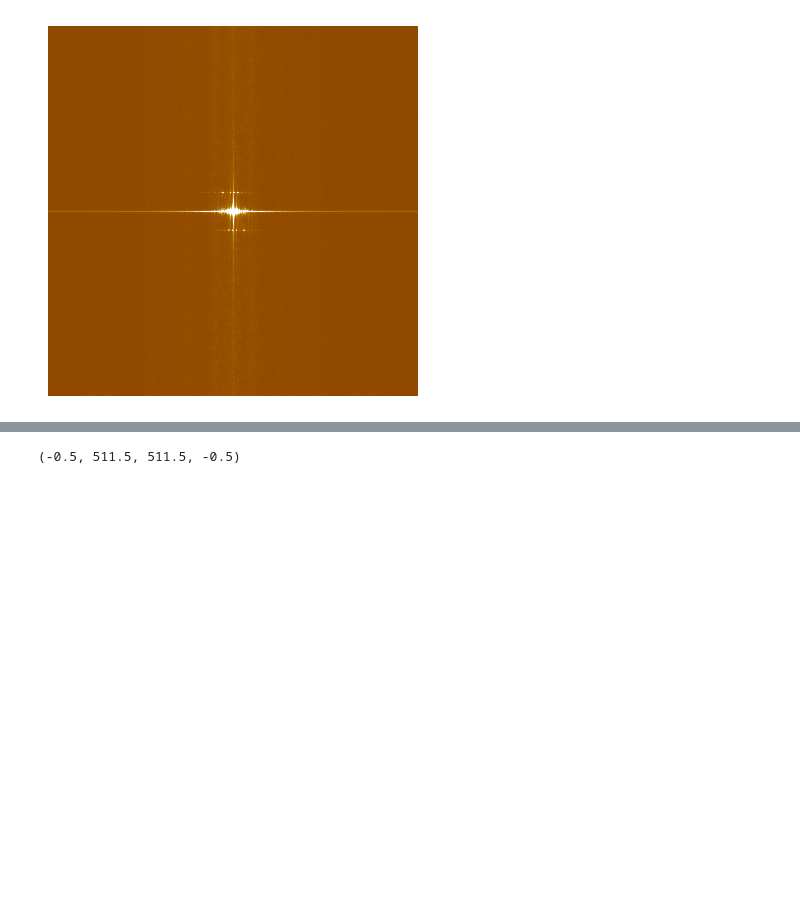
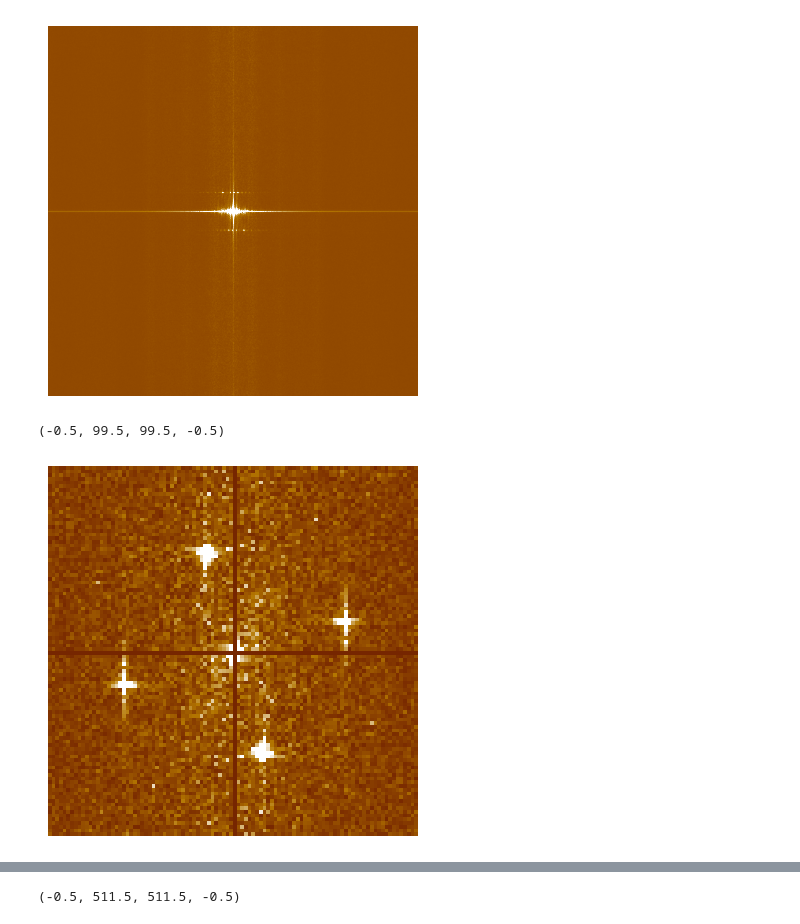
Before and after one commit to lemonmelon9/python_prac, a Jupyter notebook: fft_imaging_prac.ipynb, the cells around one changed output, grey strips where cells are left out. Drawn from its saved outputs; the diff is of its cells as text; code cells hidden in the pictures; blank space fills up the shorter version.

```diff
--- a/fft_imaging_prac.ipynb
+++ b/fft_imaging_prac.ipynb
@@ -32,5 +35,16 @@ plt.axis('off')
 # %% [output]
 (-0.5, 511.5, 511.5, -0.5)
 [figure]
+# %%
+# FFT image crop
+Scanpixels = a.header['scan_pixels'] # 스캔 픽셀 수
+center = round(Scanpixels[0]/2) # 원점 지정 (y픽셀/2)
+croppx = 50 # crop 크기
+two_d_fft_lin_crop = two_d_fft_lin[center-croppx:center+croppx, center-croppx:center+croppx] # 보여줄 픽셀 ( y축, x축 순)
+plt.imshow(two_d_fft_lin_crop, vmin = np.mean(two_d_fft_lin_crop) - 3*np.std(two_d_fft_lin_crop), vmax = np.mean(two_d_fft_lin_crop) + 3*np.std(two_d_fft_lin_crop), cmap = nanox())
+plt.axis('off')
+# %% [output]
+(-0.5, 99.5, 99.5, -0.5)
+[figure, added]
 # %%
 b = topography('Topo/Cu100_W_LN2_1686.sxm')
```
Also changed, not shown: parts of 5 cells of this notebook.
